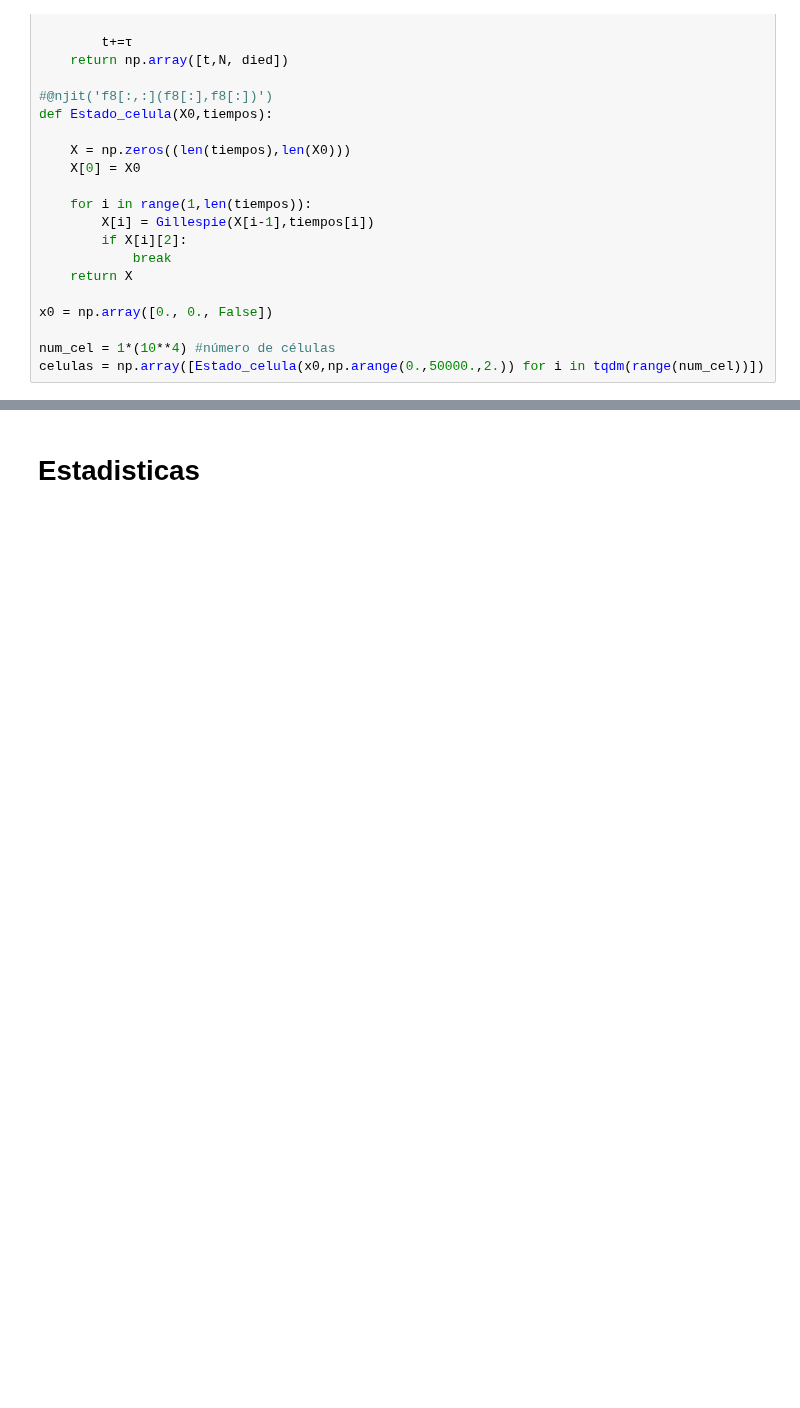
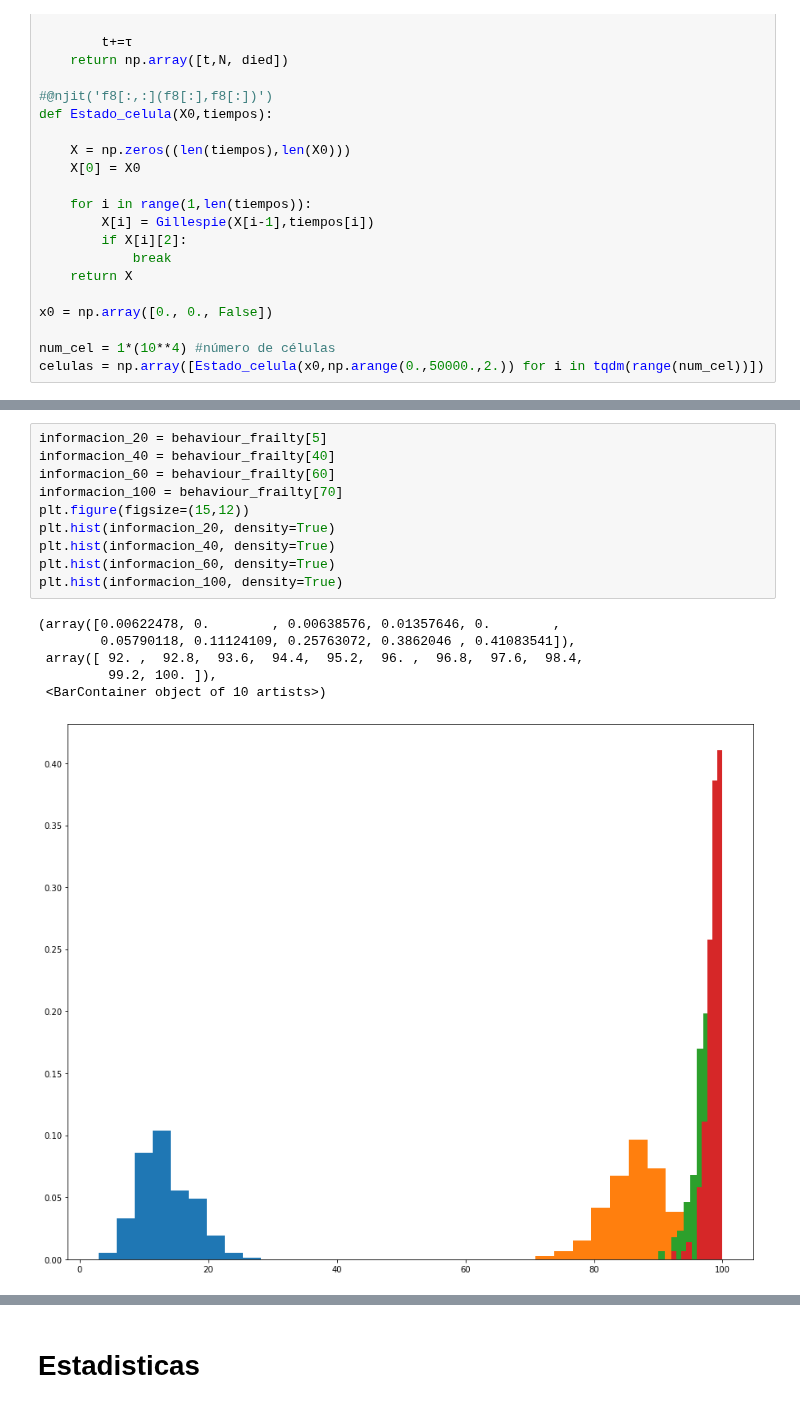
Before and after one commit to Rafther0112/Human_Aging_Research, a Jupyter notebook: Montecarlo_kinetic_simulation.ipynb, the cells around one changed output, grey strips where cells are left out. Cells and saved outputs as stored; diff of their text form; blank space fills up the shorter version.

```diff
--- a/Montecarlo_kinetic_simulation.ipynb
+++ b/Montecarlo_kinetic_simulation.ipynb
@@ -73,0 +99,17 @@ plt.show()
+# %%
+informacion_20 = behaviour_frailty[5]
+informacion_40 = behaviour_frailty[40]
+informacion_60 = behaviour_frailty[60]
+informacion_100 = behaviour_frailty[70]
+plt.figure(figsize=(15,12))
+plt.hist(informacion_20, density=True)
+plt.hist(informacion_40, density=True)
+plt.hist(informacion_60, density=True)
+plt.hist(informacion_100, density=True)
+# %% [output]
+(array([0.00622478, 0.        , 0.00638576, 0.01357646, 0.        ,
+        0.05790118, 0.11124109, 0.25763072, 0.3862046 , 0.41083541]),
+ array([ 92. ,  92.8,  93.6,  94.4,  95.2,  96. ,  96.8,  97.6,  98.4,
+         99.2, 100. ]),
+ <BarContainer object of 10 artists>)
+[figure, added]
```
Also changed, not shown: parts of 9 cells of this notebook, 3 other files.
